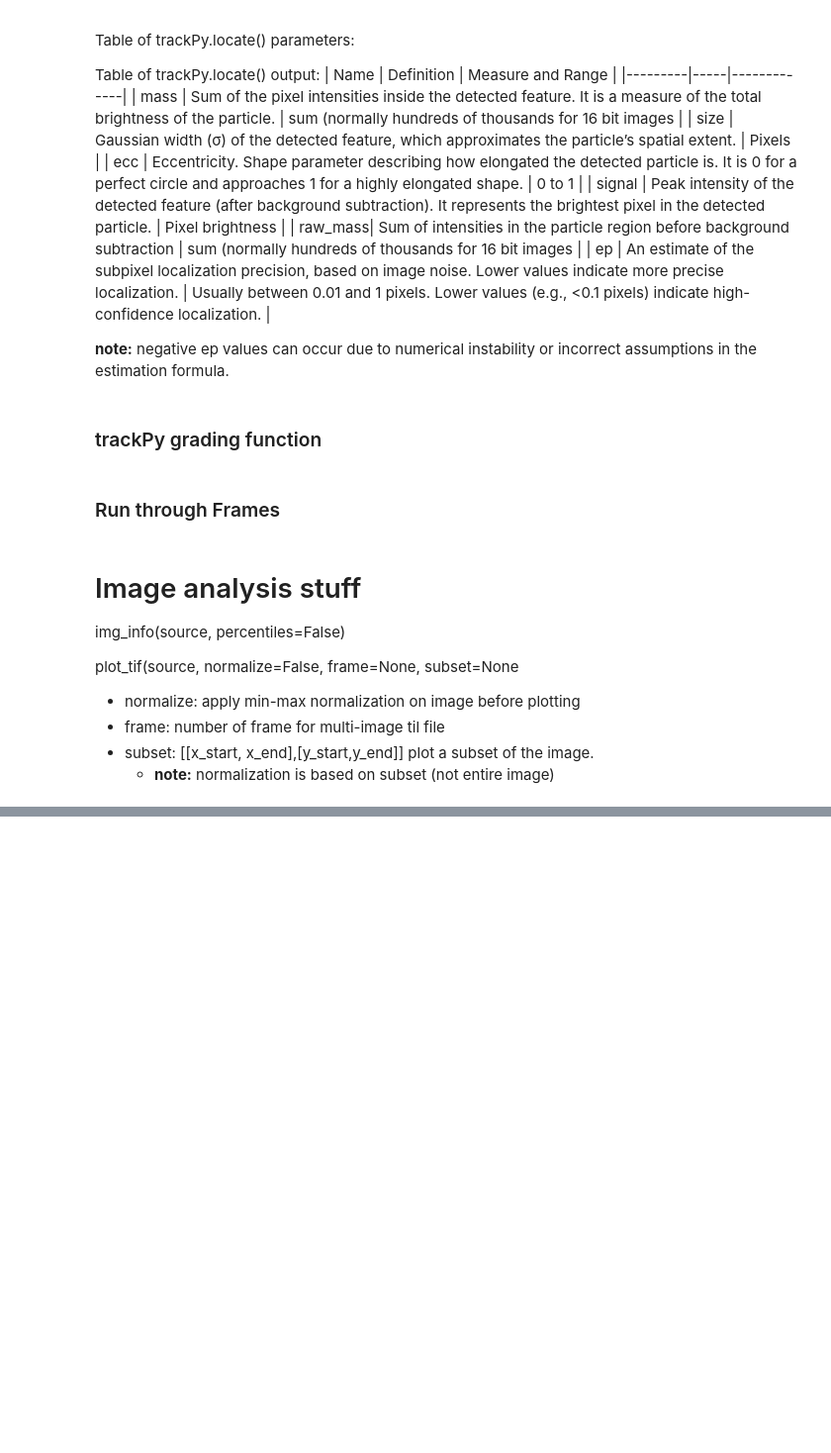
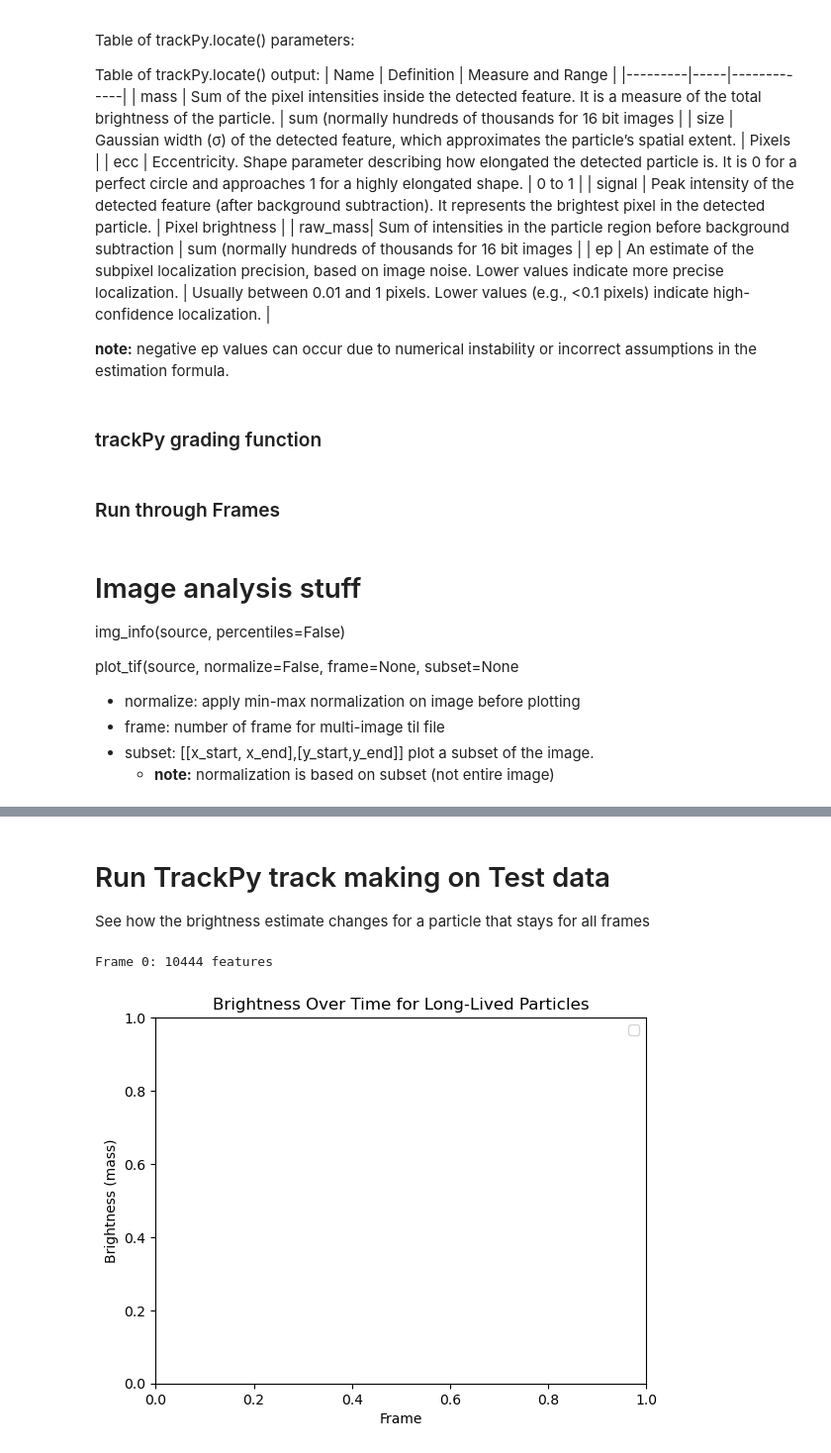
Before and after one commit to soso1407/nanoparticle-tracking-simulation, a Jupyter notebook: src/Main.ipynb, the cells around one changed output, grey strips where cells are left out. Shown at 99% size. Cells and saved outputs as stored; diff of their text form; code cells hidden in the pictures; blank space fills up the shorter version.

```diff
--- a/src/Main.ipynb
+++ b/src/Main.ipynb
@@ -263,2 +263,41 @@ plot_tif(tif_path, frame=1)
 # %%
 ## add functionality to do 3d plot video at some point
+# %% [markdown]
+# Run TrackPy track making on Test data
+
+See how the brightness estimate changes for a particle that stays for all frames
+# %%
+import pims
+import trackpy as tp
+
+# Load the TIFF sequence
+frames = pims.open("test_NIST/test_from_NIST.tif")  # could also be "your_video.tif:0" to open from index 0
+
+# Parameters: adjust `diameter` based on particle size, and `minmass` for brightness threshold
+diameter = 11
+minmass = 100
+
+# Batch process: locate particles in all frames
+f = tp.batch(frames, diameter=diameter, minmass=minmass)
+# %% [output]
+Frame 0: 10444 features
+# %%
+# Search range (pixels per frame) should be slightly larger than expected maximum motion
+linked = tp.link_df(f, search_range=5, memory=3)
+# %%
+# Filter tracks with more than 50 frames
+long_tracks = tp.filter_stubs(linked, threshold=50)
+# %%
+import matplotlib.pyplot as plt
+
+# Group by particle ID
+for particle, group in long_tracks.groupby('particle'):
+    plt.plot(group['frame'], group['mass'], label=f'Particle {particle}')
+
+plt.xlabel('Frame')
+plt.ylabel('Brightness (mass)')
+plt.title('Brightness Over Time for Long-Lived Particles')
+plt.legend()
+plt.show()
+# %% [output]
+[figure, added]
```
Also changed, not shown: parts of 8 cells of this notebook, 7 other files.
